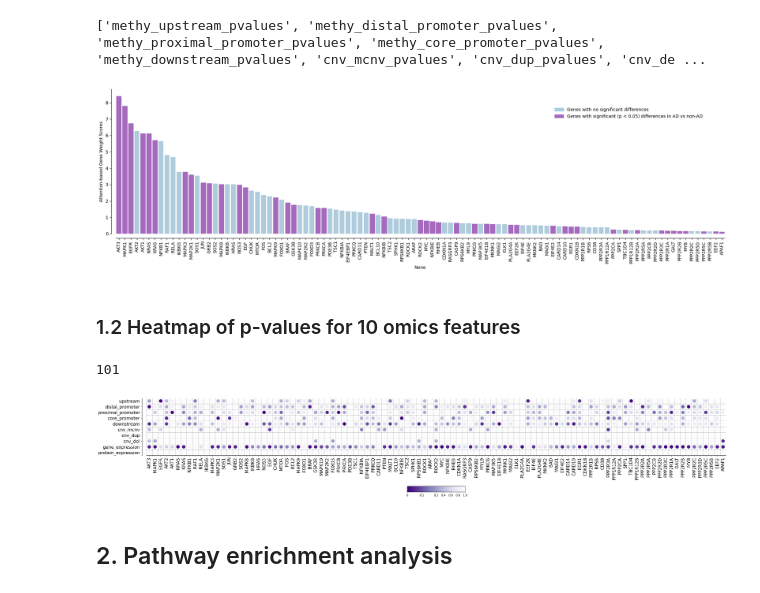
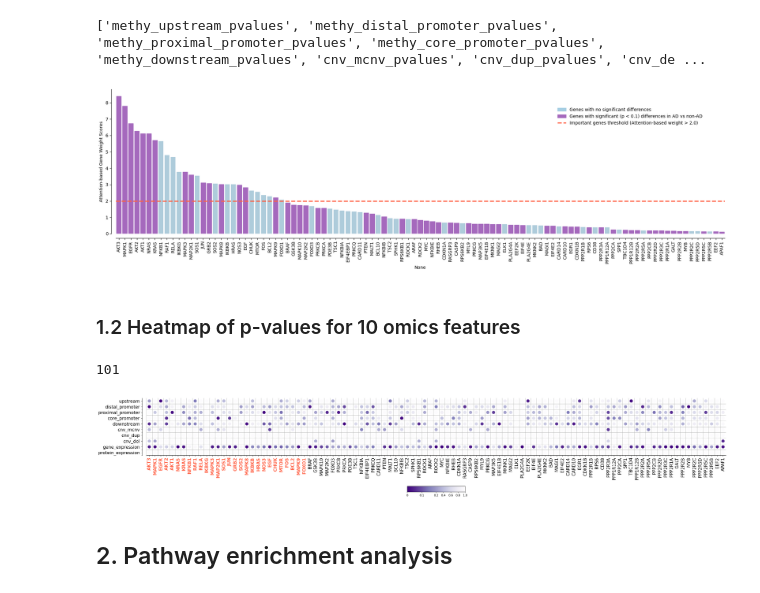
Before and after one commit to FuhaiLiAiLab/M3NetFlow, a Jupyter notebook: M3NetFlow_AD/downstream.ipynb, the cells around one changed output. Cells and saved outputs as stored; diff of their text form; code cells hidden in the pictures.

```diff
--- a/M3NetFlow_AD/downstream.ipynb
+++ b/M3NetFlow_AD/downstream.ipynb
@@ -144,6 +144,7 @@ print(pval_col_list)
 # %%
 import matplotlib.pyplot as plt
 import seaborn as sns
+import matplotlib.lines as mlines
 import matplotlib.patches as mpatches
 
 plt.figure(figsize=(20, 6))
@@ -155,45 +156,52 @@ for idx, bar in enumerate(barplot.patches):
     # if AD_sort_refilter_node_weight_pval_df['gene-expression_pvalues'][idx] < 0.1:
     #     bar.set_color('#CAB2D6')  # This will set the color of the bar to red if the condition is met
     for pval_col in pval_col_list:
-        if AD_sort_refilter_node_weight_pval_df[pval_col][idx] < 0.05:
+        if AD_sort_refilter_node_weight_pval_df[pval_col][idx] < 0.1:
             # bar.set_color('#CAB2D6')  # This will set the color of the bar to red if the condition is met
             bar.set_color('#a569bd')  # This will set the color of the bar to red if the condition is met
 
-
+# Add horizontal line at y=2.0 with tomato color, bold and dotted line
+plt.axhline(y=2.0, color='tomato', linestyle='--', linewidth=2.5)  # Dashed line, bold (linewidth=2.5)
 
 # Change y-axis label
 plt.ylabel('Attention-based Gene Weight Scores')
 # Adjust the y-axis spine to bring the zero a little higher
 barplot.spines['left'].set_position(('outward', 10))  # Adjust 10 pixels outward to move it up
 barplot.spines['left'].set_color('black')  # Change the color
 
 # Also adjust the x-axis spine to bring the zero a little to the left
 barplot.spines['bottom'].set_position(('outward', 10))  # Adjust 10 pixels outward to move it to the left
 
 # Assuming 'OtherColumn' is the name of the other column whose values you want to use as x-labels
 plt.xticks(ticks=range(len(AD_sort_refilter_node_weight_pval_df)), labels=AD_sort_refilter_node_weight_pval_df['Gene_name'].tolist(), rotation=90)
 sns.despine(left=False, bottom=False, top=True, right=True)
 
 # Create legend patches
 legend_patches = [mpatches.Patch(color='#A6CEE3', label='Genes with no significant differences'),
-                  mpatches.Patch(color='#a569bd', label='Genes with significant (p < 0.05) differences in AD vs non-AD')]
+                  mpatches.Patch(color='#a569bd', label='Genes with significant (p < 0.1) differences in AD vs non-AD')]
 
-# Add legend to the barplot with a specific location, upper right but not too upper, and remove the border
+# Create a custom legend entry for the horizontal dotted line
+line_legend = mlines.Line2D([], [], color='tomato', linestyle='--', linewidth=2.5, label='Important genes threshold (Attention-based weight > 2.0)')
+
+# Add the dotted line legend to the existing legend patches
+legend_patches.append(line_legend)
+
+# Add legend to the barplot with specific location and remove the border
 barplot.legend(handles=legend_patches,
                loc='upper right',
                bbox_to_anchor=(0.97, 0.9),  # Adjust the position to control the vertical placement
                frameon=False)  # Remove the border around the legend
 
 # Show the plot
 # plt.show()
 
 # Apply tight layout before saving
 plt.tight_layout()
 
 # Save the plot with high DPI and ensure the full image is saved
 plt.savefig('./avg_AD_refilter_node_weight_pval_barplot.png', dpi=600, bbox_inches='tight')
 # %% [output]
-[figure, old version]
+[figure, new version]
 # %% [markdown]
 ### 1.2 Heatmap of p-values for 10 omics features
 # %%
@@ -250,6 +258,9 @@ yn = len(ylabels)
 s = np.concatenate(all_lists)
 c = np.concatenate(all_lists)
 
+# Assuming you have a dataframe column 'Att_deg' corresponding to each gene in 'xlabels'
+att_deg_values = AD_sort_refilter_node_weight_pval_df['Att_deg'].tolist()  # Get 'Att_deg' values
+
 # Preparation of the figure with its grid (horizontal layout)
 fig, ax = plt.subplots(figsize=(30, 10))
 ax.set_xlim(-0.5, xn - 0.5)
@@ -271,16 +282,26 @@ R = [0.3] * len(s)  # Set the radius of the circles
 circles = [plt.Circle((xlabels_num_list[i], ylabels_num_list[i]), radius=r) for i, r in enumerate(R)]
 
 norm = TwoSlopeNorm(vmin=0, vmax=1, vcenter=0.2)
-# norm = PowerNorm(gamma=0.5)
 col = PatchCollection(circles, array=c, cmap=cmap, norm=norm)
+
+# Define the binary threshold
+filled_circles = np.where(c < 0.5, True, False)  # True if c < 0.1 (filled), False otherwise (empty)
+# Create a PatchCollection with edgecolor
+col = PatchCollection(circles, array=c, cmap=cmap, norm=norm, edgecolor='white', linewidth=1)
+# Generate face colors for the filled circles using the colormap
+filled_colors = col.cmap(col.norm(c))  # Get the colormap RGBA values for all circles
+# Set transparent face colors for empty circles
+transparent_colors = np.zeros_like(filled_colors)  # Create an array of zeros (transparent RGBA)
+# Combine filled and transparent colors using the binary condition
+face_colors = np.where(filled_circles[:, None], filled_colors, transparent_colors)  # Broadcasting for RGBA values
+# Apply the face colors to the PatchCollection
+col.set_facecolor(face_colors)
+
 ax.add_collection(col)
 
 # Adjust the y-axis spine to bring the zero a little higher
 ax.spines['left'].set_position(('outward', 15))  # Adjust 10 pixels outward to move it up
 ax.spines['left'].set_color('black')  # Change the color
-
-# Also adjust the x-axis spine to bring the zero a little to the left
-# ax.spines['bottom'].set_position(('outward', 10))  # Adjust 10 pixels outward to move it to the left
 
 # Rotate x-axis labels
 ax.tick_params(axis='x', labelrotation=90)
@@ -291,15 +312,17 @@ ax.tick_params(axis='both', labelsize=15)
 # Remove unnecessary spines
 sns.despine(left=False, bottom=False, top=True, right=True)  # Set True to remove spine
 
-# Add colorbar
-# fig.colorbar(col, shrink=0.1, aspect=10, orientation='horizontal')
+# Set the x-axis label font color based on 'Att_deg' > 2.0
+for xtick, att_deg in zip(ax.get_xticklabels(), att_deg_values):
+    if att_deg > 2.0:
+        xtick.set_color('#FF6347')  # Set color to tomato for genes with Att_deg > 2.0
+        xtick.set_fontweight('bold')
+    else:
+        xtick.set_color('black')  # Otherwise, keep it black
 
 # Add colorbar with custom ticks
 cbar = fig.colorbar(col, shrink=0.1, aspect=10, orientation='horizontal', ticks=[0, 0.1, 0.2, 0.4, 0.6, 0.8, 1.0])
 cbar.ax.set_xticklabels([0, 0.1, 0.2, 0.4, 0.6, 0.8, 1.0])  # Optionally set custom tick labels
-
-# Show the plot
-# plt.show()
 
 # Apply tight layout before saving
 plt.tight_layout()
@@ -308,7 +331,7 @@ plt.tight_layout()
 plt.savefig('./avg_AD_refilter_node_weight_pval_circleplot.png', dpi=600, bbox_inches='tight')
 # %% [output]
 101
-[figure, old version]
+[figure, new version]
 # %% [markdown]
 ## 2. Pathway enrichment analysis
 # %%
```
Also changed, not shown: 2 other files.
